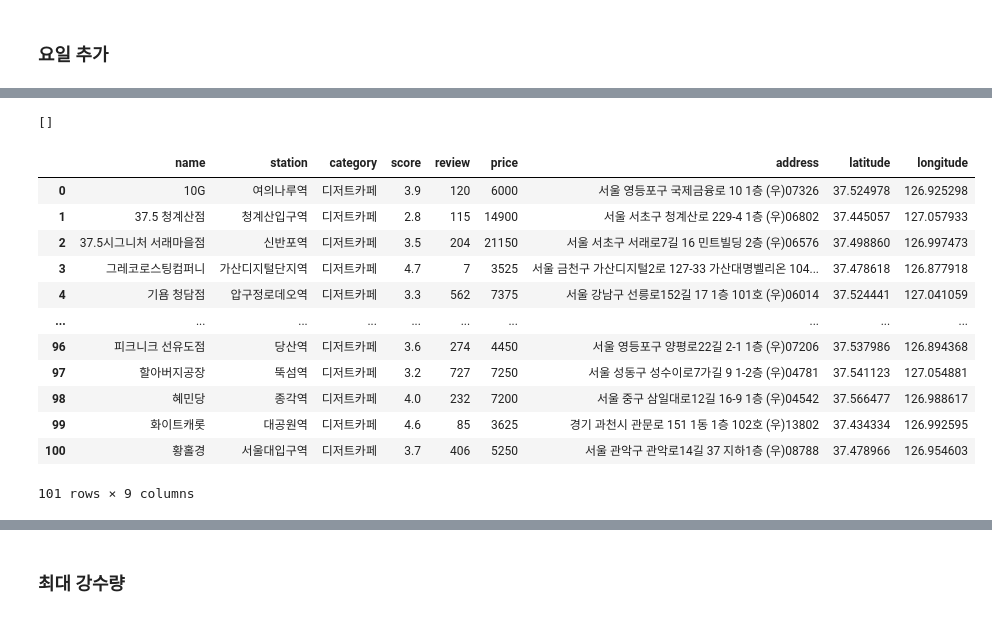
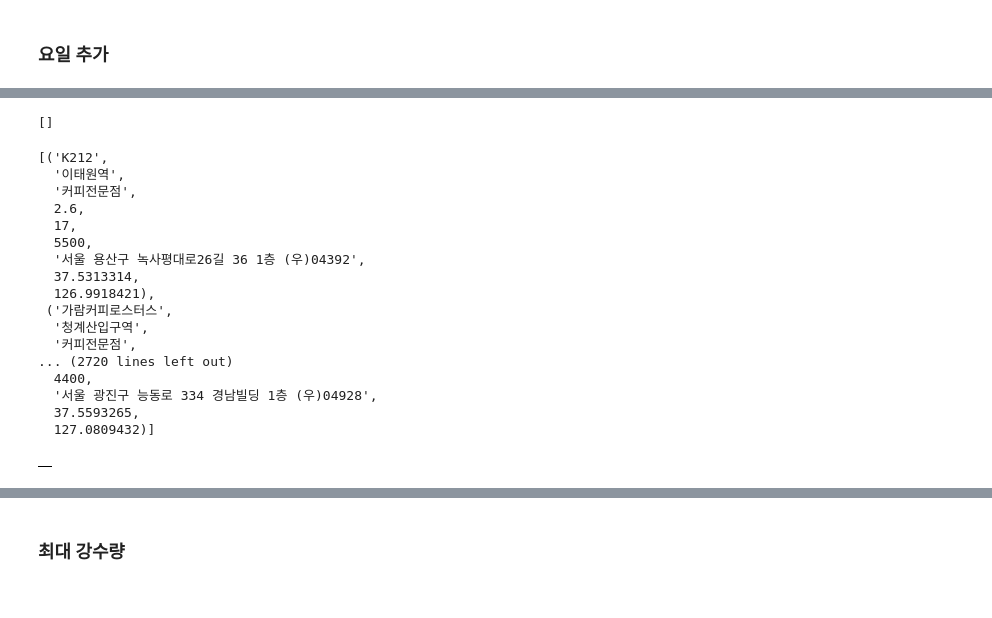
Before and after one commit to addinedu-ros-9th/eda-repo-5, a Jupyter notebook: visualization/weather/weather.ipynb, the cells around one changed output, grey strips where cells are left out. Drawn from its saved outputs; the diff is of its cells as text; code cells hidden in the pictures.

```diff
--- a/visualization/weather/weather.ipynb
+++ b/visualization/weather/weather.ipynb
@@ -140,25 +132,37 @@ execute_sql("desc restaurant")
+# %%
+execute_sql("show tables;")
+# %% [output]
+[]
 # %%
 execute_sql("""
-DELETE FROM restaurant
-WHERE category LIKE '%디저트%'
+select * FROM restaurant
+WHERE category LIKE '%커피%'
 """)
 # %% [output]
-[]
+[('K212',
+  '이태원역',
+  '커피전문점',
+  2.6,
+  17,
+  5500,
+  '서울 용산구 녹사평대로26길 36 1층 (우)04392',
+  37.5313314,
+  126.9918421),
+ ('가람커피로스터스',
+  '청계산입구역',
+  '커피전문점',
+... (2720 lines left out)
+  4400,
+  '서울 광진구 능동로 334 경남빌딩 1층 (우)04928',
+  37.5593265,
+  127.0809432)]
 # %%
-execute_sql("""SELECT *
-FROM restaurant
-WHERE  category like '%디저트%'""", as_dataframe=True)
+execute_sql("""
+DELETE FROM restaurant
+WHERE LOWER(TRIM(category)) LIKE '%카페%'
+   OR LOWER(TRIM(category)) LIKE '%디저트%'
+   OR LOWER(TRIM(category)) LIKE '%커피%';
+COMMIT;
+""",  as_dataframe=True)
 # %% [output]
-|  | name | station | category | score | review | price | address | latitude | longitude |
-| 0 | 10G | 여의나루역 | 디저트카페 | 3.9 | 120 | 6000 | 서울 영등포구 국제금융로 10 1층 (우)07326 | 37.524978 | 126.925298 |
-| 1 | 37.5 청계산점 | 청계산입구역 | 디저트카페 | 2.8 | 115 | 14900 | 서울 서초구 청계산로 229-4 1층 (우)06802 | 37.445057 | 127.057933 |
-| 2 | 37.5시그니처 서래마을점 | 신반포역 | 디저트카페 | 3.5 | 204 | 21150 | 서울 서초구 서래로7길 16 민트빌딩 2층 (우)06576 | 37.498860 | 126.997473 |
-| 3 | 그레코로스팅컴퍼니 | 가산디지털단지역 | 디저트카페 | 4.7 | 7 | 3525 | 서울 금천구 가산디지털2로 127-33 가산대명벨리온 104... | 37.478618 | 126.877918 |
-| 4 | 기욤 청담점 | 압구정로데오역 | 디저트카페 | 3.3 | 562 | 7375 | 서울 강남구 선릉로152길 17 1층 101호 (우)06014 | 37.524441 | 127.041059 |
-| ... | ... | ... | ... | ... | ... | ... | ... | ... | ... |
-| 96 | 피크니크 선유도점 | 당산역 | 디저트카페 | 3.6 | 274 | 4450 | 서울 영등포구 양평로22길 2-1 1층 (우)07206 | 37.537986 | 126.894368 |
-| 97 | 할아버지공장 | 뚝섬역 | 디저트카페 | 3.2 | 727 | 7250 | 서울 성동구 성수이로7가길 9 1-2층 (우)04781 | 37.541123 | 127.054881 |
-| 98 | 혜민당 | 종각역 | 디저트카페 | 4.0 | 232 | 7200 | 서울 중구 삼일대로12길 16-9 1층 (우)04542 | 37.566477 | 126.988617 |
-| 99 | 화이트캐롯 | 대공원역 | 디저트카페 | 4.6 | 85 | 3625 | 경기 과천시 관문로 151 1동 1층 102호 (우)13802 | 37.434334 | 126.992595 |
-| 100 | 황홀경 | 서울대입구역 | 디저트카페 | 3.7 | 406 | 5250 | 서울 관악구 관악로14길 37 지하1층 (우)08788 | 37.478966 | 126.954603 |
+|  |
-101 rows × 9 columns
```
Also changed, not shown: parts of 9 cells of this notebook, 12 other files.
